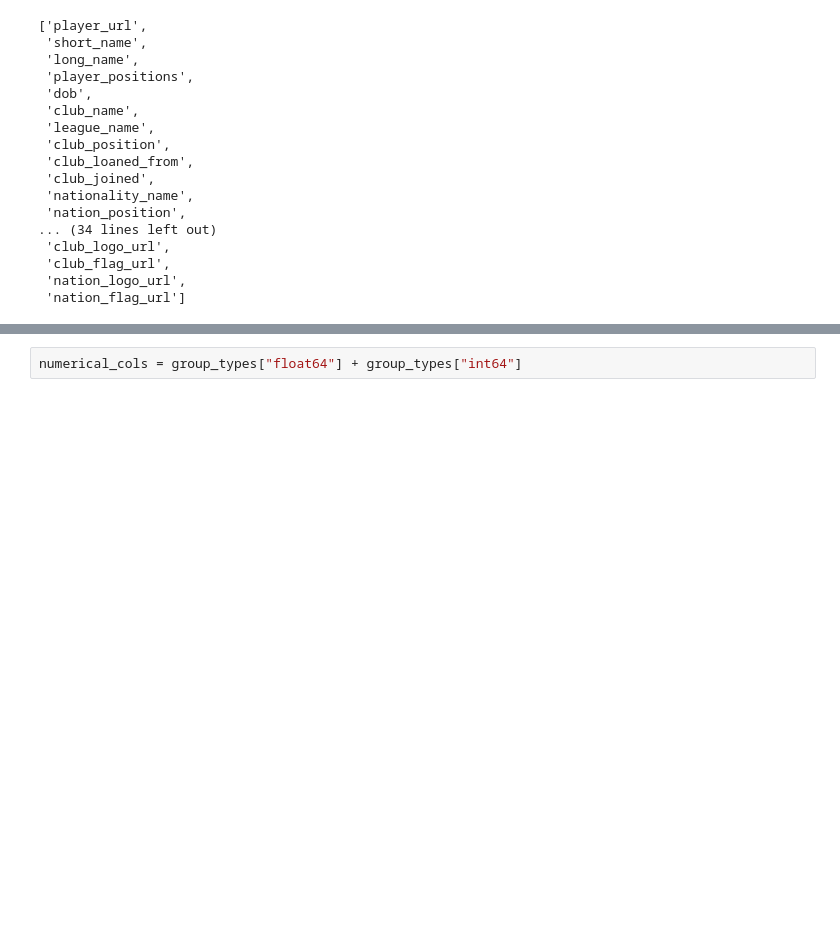
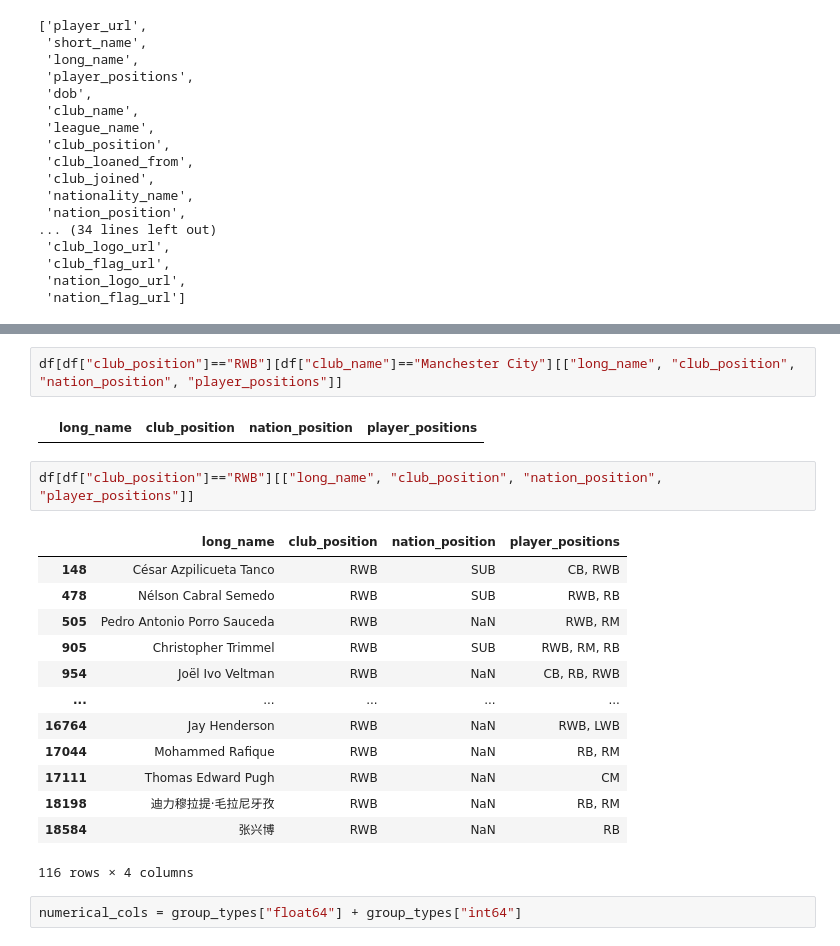
Before and after one commit to joaquinvvelaco/diplo-datos-2022, a Jupyter notebook: ml-nosupervisado/Grupo_29_Entregable.ipynb, the cells around one changed output, grey strips where cells are left out. Saved outputs shown, nothing was run; the diff lists cells and outputs as text; blank space fills up the shorter version.

```diff
--- a/ml-nosupervisado/Grupo_29_Entregable.ipynb
+++ b/ml-nosupervisado/Grupo_29_Entregable.ipynb
@@ -103,2 +140,22 @@ group_types["object"]
+# %%
+df[df["club_position"]=="RWB"][df["club_name"]=="Manchester City"][["long_name", "club_position", "nation_position", "player_positions"]]
+# %% [output]
+|  | long_name | club_position | nation_position | player_positions |
+# %%
+df[df["club_position"]=="RWB"][["long_name", "club_position", "nation_position", "player_positions"]]
+# %% [output]
+|  | long_name | club_position | nation_position | player_positions |
+| 148 | César Azpilicueta Tanco | RWB | SUB | CB, RWB |
+| 478 | Nélson Cabral Semedo | RWB | SUB | RWB, RB |
+| 505 | Pedro Antonio Porro Sauceda | RWB | NaN | RWB, RM |
+| 905 | Christopher Trimmel | RWB | SUB | RWB, RM, RB |
+| 954 | Joël Ivo Veltman | RWB | NaN | CB, RB, RWB |
+| ... | ... | ... | ... | ... |
+| 16764 | Jay Henderson | RWB | NaN | RWB, LWB |
+| 17044 | Mohammed Rafique | RWB | NaN | RB, RM |
+| 17111 | Thomas Edward Pugh | RWB | NaN | CM |
+| 18198 | 迪力穆拉提·毛拉尼牙孜 | RWB | NaN | RB, RM |
+| 18584 | 张兴博 | RWB | NaN | RB |
+116 rows × 4 columns
 # %%
 numerical_cols = group_types["float64"] + group_types["int64"]
```
Also changed, not shown: parts of 21 cells of this notebook.
